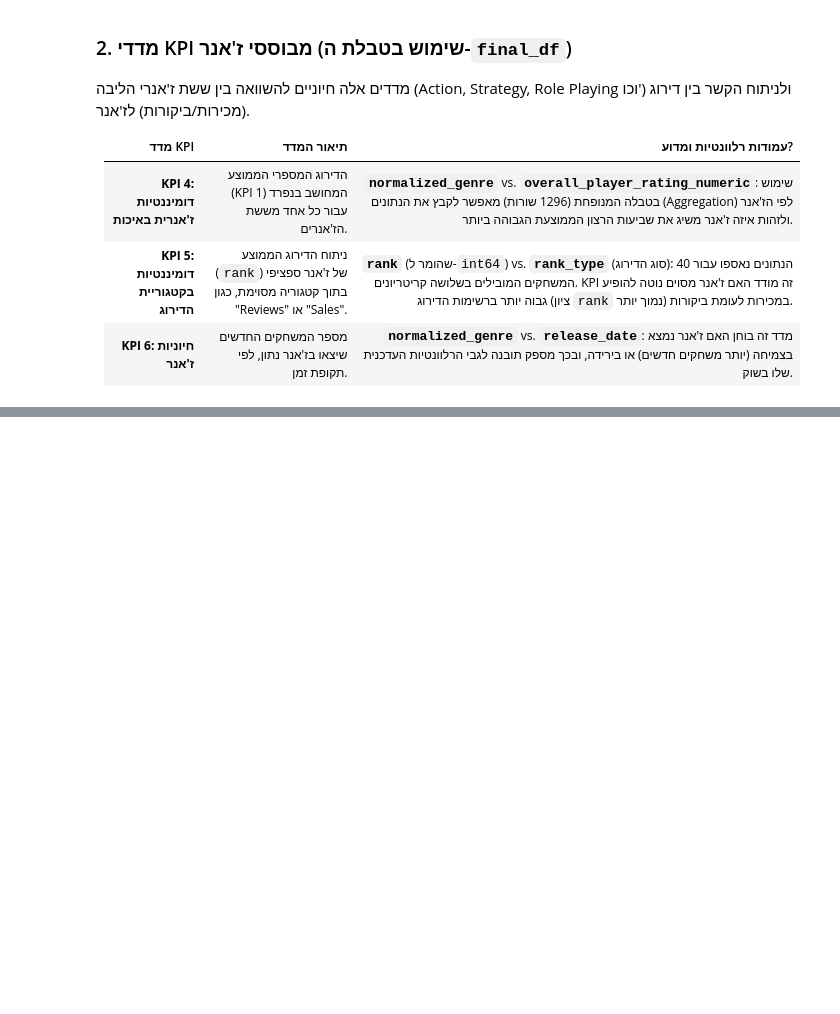
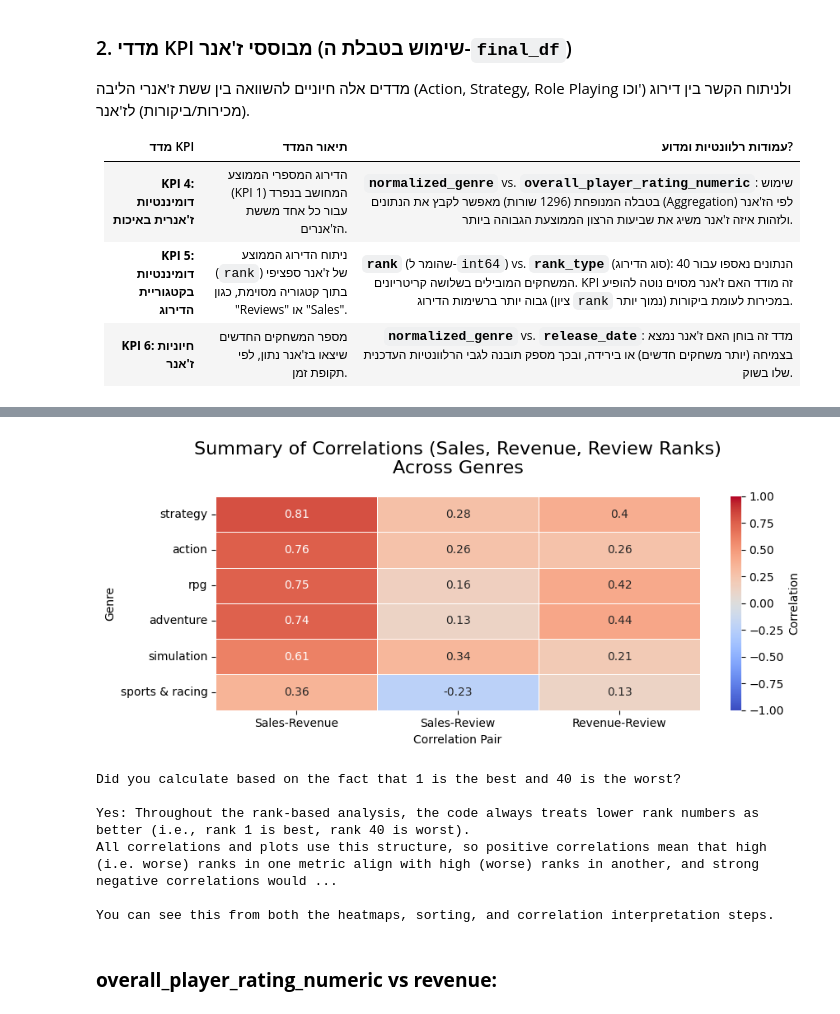
Before and after one commit to OfirBH/Steam_Final_Project, a Jupyter notebook: steam_final_project.ipynb, the cells around one changed output, grey strips where cells are left out. Drawn from its saved outputs; the diff is of its cells as text; code cells hidden in the pictures; blank space fills up the shorter version.

```diff
--- a/steam_final_project.ipynb
+++ b/steam_final_project.ipynb
@@ -1547,0 +2232,29 @@ display(revenue_sorted_df)
+# %%
+# Create the same heatmap visualization, but use sorted_summary_df
+plt.figure(figsize=(9, max(4, 0.6*len(sorted_summary_df))))
+sns.heatmap(
+    sorted_summary_df,
+    annot=True,
+    cmap='coolwarm',
+    vmin=-1, vmax=1,
+    linewidths=0.5,
+    cbar_kws={'label': 'Correlation'}
+)
+plt.title("Summary of Correlations (Sales, Revenue, Review Ranks)\nAcross Genres", fontsize=16, pad=20)
+plt.xlabel("Correlation Pair")
+plt.ylabel("Genre")
+plt.tight_layout()
+plt.show()
+
+print("Did you calculate based on the fact that 1 is the best and 40 is the worst?\n")
+print("Yes: Throughout the rank-based analysis, the code always treats lower rank numbers as better (i.e., rank 1 is best, rank 40 is worst).")
+print("All correlations and plots use this structure, so positive correlations mean that high (i.e. worse) ranks in one metric align with high (worse) ranks in another, and strong negative correlations would show the reverse relationship.")
+print("\nYou can see this from both the heatmaps, sorting, and correlation interpretation steps.")
+# %% [output]
+[figure, added]
+Did you calculate based on the fact that 1 is the best and 40 is the worst?
+
+Yes: Throughout the rank-based analysis, the code always treats lower rank numbers as better (i.e., rank 1 is best, rank 40 is worst).
+All correlations and plots use this structure, so positive correlations mean that high (i.e. worse) ranks in one metric align with high (worse) ranks in another, and strong negative correlations would ...
+
+You can see this from both the heatmaps, sorting, and correlation interpretation steps.
@@ -1547,0 +2277,2 @@ display(revenue_sorted_df)
+# %% [markdown]
+### **overall_player_rating_numeric vs revenue:**
```
Also changed, not shown: parts of 22 cells of this notebook.
